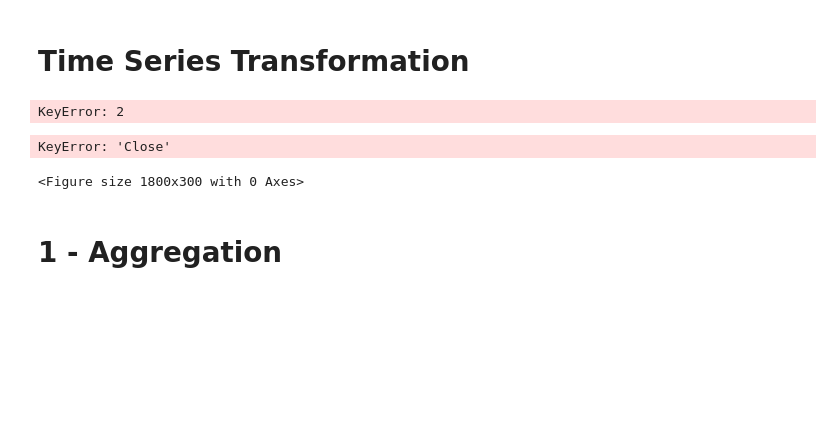
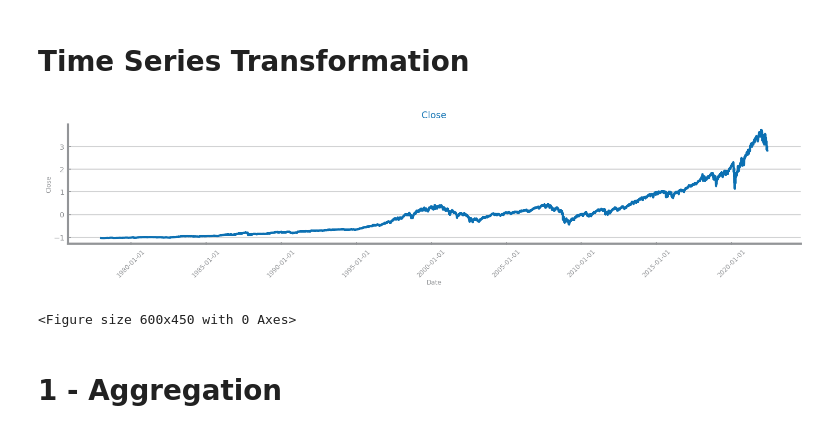
Before and after one commit to mifig/03_DataScience_SeriesTemporais, a Jupyter notebook: 01_sp500/02_scripts/p03_ts_transformation.ipynb, the cells around one changed output. Cells and saved outputs as stored; diff of their text form; code cells hidden in the pictures; blank space fills up the shorter version.

```diff
--- a/01_sp500/02_scripts/p03_ts_transformation.ipynb
+++ b/01_sp500/02_scripts/p03_ts_transformation.ipynb
@@ -11,22 +11,15 @@ from sklearn.neural_network import MLPRegressor
 %run p00_settings.ipynb
 # %%
 data = read_csv(project_path + prepared_out_data_file, index_col=time_var, sep=',', decimal='.', parse_dates=True, infer_datetime_format=True)
-data.describe()
-data.head(10)
-data.loc[:,2]
+
+figure(figsize=(3*HEIGHT, HEIGHT/2))
+plot_series(data[target], x_label=time_var, y_label=target, title=target)
+xticks(rotation = 45)
+show()
+savefig(f'../03_images/ts_no_transf_study.png')
 # %% [output]
+[figure, added]
-KeyError: 2
+<Figure size 600x450 with 0 Axes>
-# %%
-data = read_csv(project_path + prepared_out_data_file, index_col=time_var, sep=',', decimal='.', parse_dates=True, infer_datetime_format=True)
-
-figure(figsize=(3*HEIGHT, HEIGHT/2))
-plot_series(data[target], x_label=time_var, y_label='Close Price', title=target)
-xticks(rotation = 45)
-show()
-savefig(f'../03_images/ts_no_transf_study.png')
-# %% [output]
-KeyError: 'Close'
-<Figure size 1800x300 with 0 Axes>
 # %% [markdown]
 # 1 -  Aggregation
 # %%
```
Also changed, not shown: parts of 10 cells of this notebook, 29 other files.
